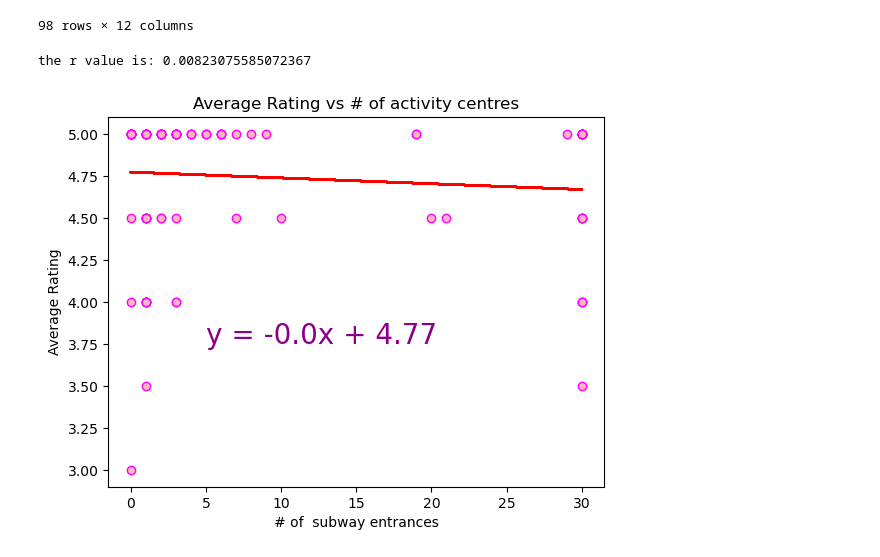
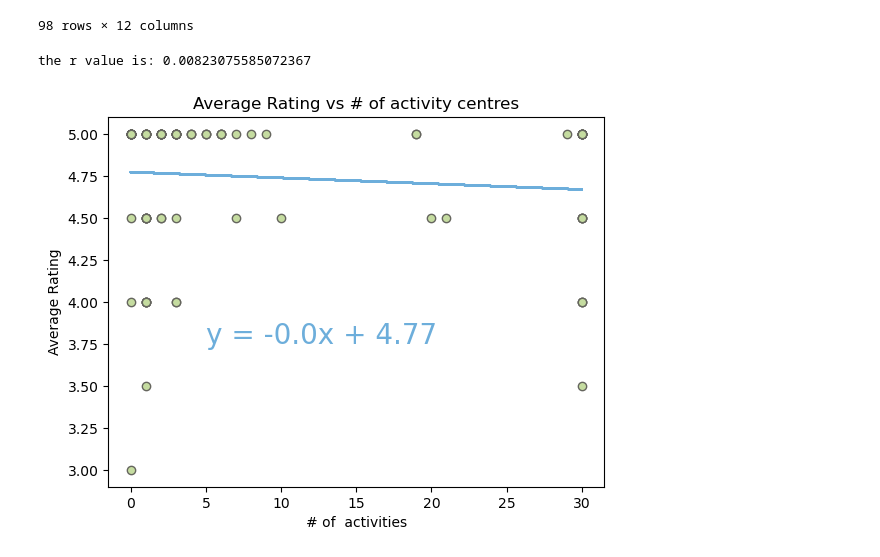
Before and after one commit to flopezco12/Project_Event-Trip, a Jupyter notebook: GeoApify Data Exploration.ipynb, the cells around one changed output. Cells and saved outputs as stored; diff of their text form; code cells hidden in the pictures.

```diff
--- a/GeoApify Data Exploration.ipynb
+++ b/GeoApify Data Exploration.ipynb
@@ -90,5 +91,5 @@ map_plot_2
 # %%
-
+import os
 import matplotlib.pyplot as plt
 import pandas as pd
 import numpy as np
@@ -97,17 +98,27 @@ from scipy.stats import linregress
 x = full_data_positive_df['Review Count'].astype("float")
 y = full_data_positive_df['Average Rating'].astype("float")
 
+rbg_colour_dimgray= (101/255,101/255,94/255)
+rgb_colour_coralpink = (235/255,148/255,134/255)
+rbg_colour_carolinablue = (109/255,174/255,219/255)
+rbg_colour_teagreen = (197/255,220/255,160/255)
+
 (slope, intercept, rvalue, pvalue, stderr) = linregress(x, y)
 regress_values = x * slope + intercept
 line_eq = "y = " + str(round(slope,2)) + "x + " + str(round(intercept,2))
 
-plt.scatter(x, y, marker = "o", facecolors ="lightpink", edgecolors="magenta")
 
 
 
-plt.plot(x,regress_values,"r-")
+plt.scatter(x, y, marker = "o", color =rbg_colour_teagreen, edgecolors=rbg_colour_dimgray)
 
-plt.annotate(line_eq, (5,3.75), fontsize=20, color="darkmagenta")
+
+
+plt.plot(x,regress_values,"r-",color=rbg_colour_carolinablue)
+
+
+
+plt.annotate(line_eq, (5,3.75), fontsize=20, color=rbg_colour_carolinablue)
 
 
 plt.title("Average Rating vs Review Count")
@@ -118,6 +129,7 @@ plt.ylabel('Average Rating')
 print(f"the r value is: {rvalue**2}")
 
 
+plt.savefig("Images/Average Rating vs Review Count.png")
 plt.show()
 # %% [output]
 the r value is: 0.017571429248363128
@@ -1176,29 +1211,32 @@ activity_data_df
 # %%
 x = entertainment_data_df["# of activity centres"].astype("float")
 y = entertainment_data_df['Average Rating'].astype("float")
 
 (slope, intercept, rvalue, pvalue, stderr) = linregress(x, y)
 regress_values = x * slope + intercept
 line_eq = "y = " + str(round(slope,2)) + "x + " + str(round(intercept,2))
 
-plt.scatter(x, y, marker = "o", facecolors ="lightpink", edgecolors="magenta")
+
+plt.scatter(x, y, marker = "o", color =rbg_colour_teagreen, edgecolors=rbg_colour_dimgray)
 
 
 
-plt.plot(x,regress_values,"r-")
+plt.plot(x,regress_values,"r-",color=rbg_colour_carolinablue)
 
-plt.annotate(line_eq, (5,3.75), fontsize=20, color="darkmagenta")
+
+
+plt.annotate(line_eq, (5,3.75), fontsize=20, color=rbg_colour_carolinablue)
 
 
 plt.title("Average Rating vs # of activity centres")
-plt.xlabel('# of  subway entrances')
+plt.xlabel('# of  activities')
 plt.ylabel('Average Rating')
 
 
 print(f"the r value is: {rvalue**2}")
-
+plt.savefig("Images/Average Rating vs # of activity centres.png")
 
 plt.show()
 # %% [output]
 the r value is: 0.00823075585072367
-[figure, old version]
+[figure, new version]
```
Also changed, not shown: parts of 21 cells of this notebook, 9 other files.
